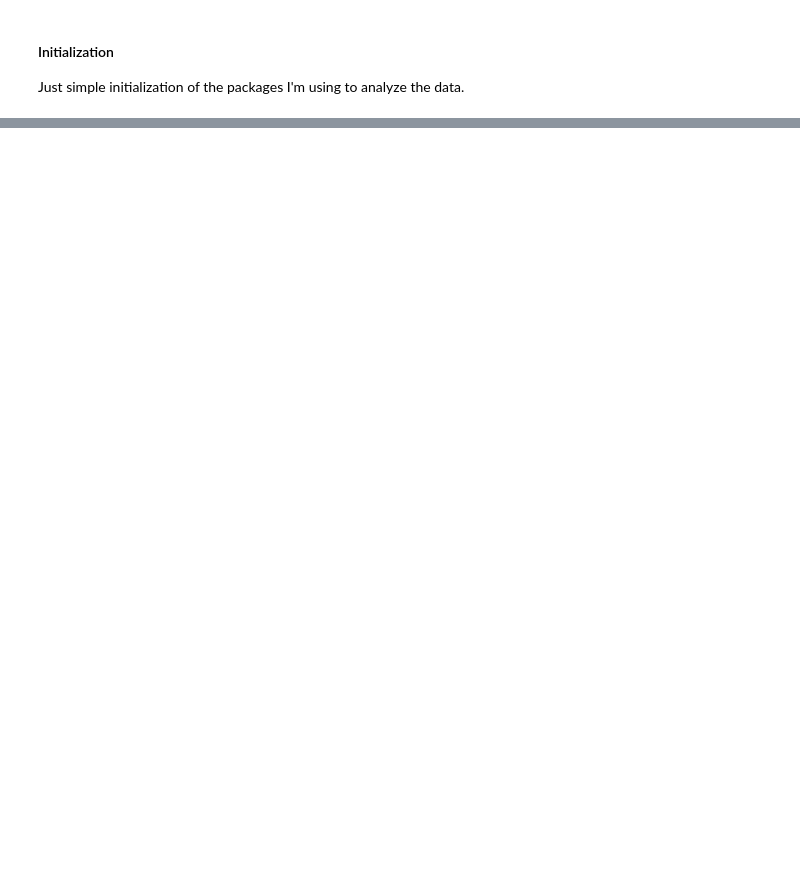
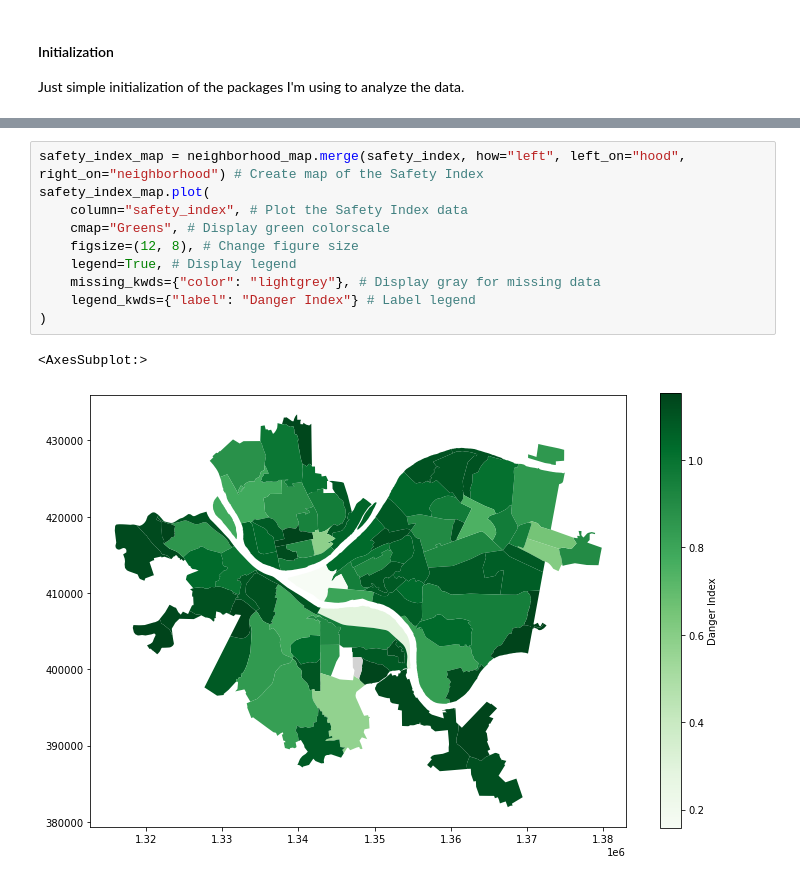
Before and after one commit to siliang0426/cmpinf0010-final, a Jupyter notebook: Arrests.ipynb, the cells around one changed output, grey strips where cells are left out. Cells and saved outputs as stored; diff of their text form; blank space fills up the shorter version.

```diff
--- a/Arrests.ipynb
+++ b/Arrests.ipynb
@@ -62,0 +80,13 @@ However, to ensure that this metric can be used with the other two (2) metrics,
+# %%
+safety_index_map = neighborhood_map.merge(safety_index, how="left", left_on="hood", right_on="neighborhood") # Create map of the Safety Index
+safety_index_map.plot(
+    column="safety_index", # Plot the Safety Index data
+    cmap="Greens", # Display green colorscale
+    figsize=(12, 8), # Change figure size
+    legend=True, # Display legend
+    missing_kwds={"color": "lightgrey"}, # Display gray for missing data
+    legend_kwds={"label": "Danger Index"} # Label legend
+)
+# %% [output]
+<AxesSubplot:>
+[figure, added]
```
Also changed, not shown: parts of 14 cells of this notebook, 1 other file.
